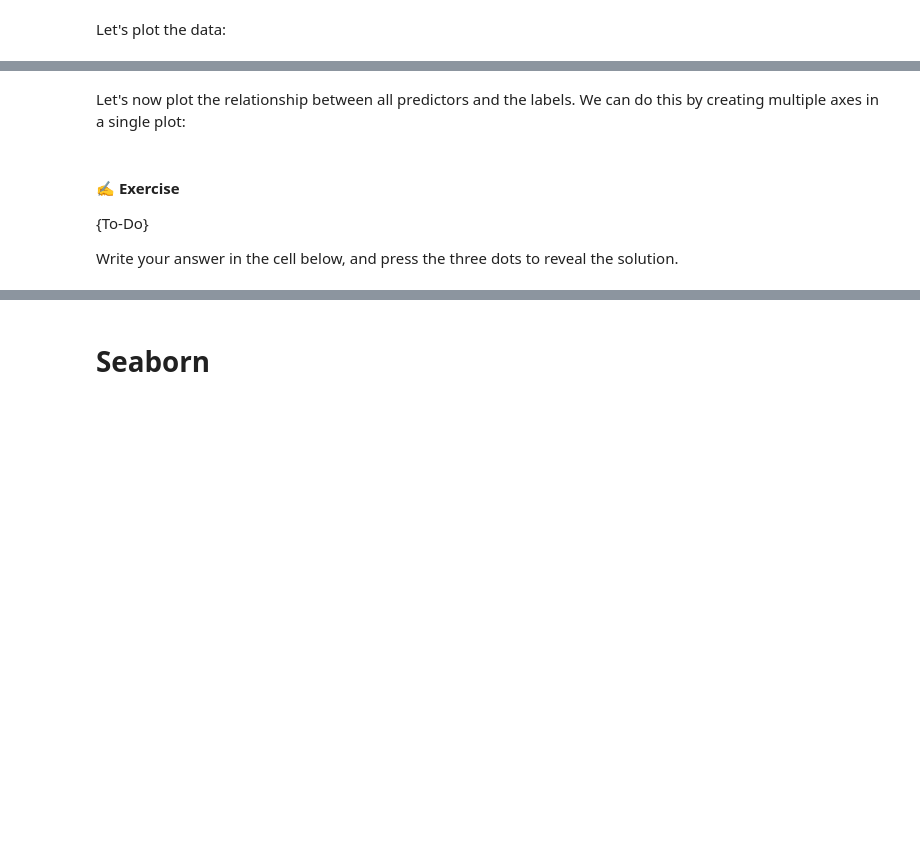
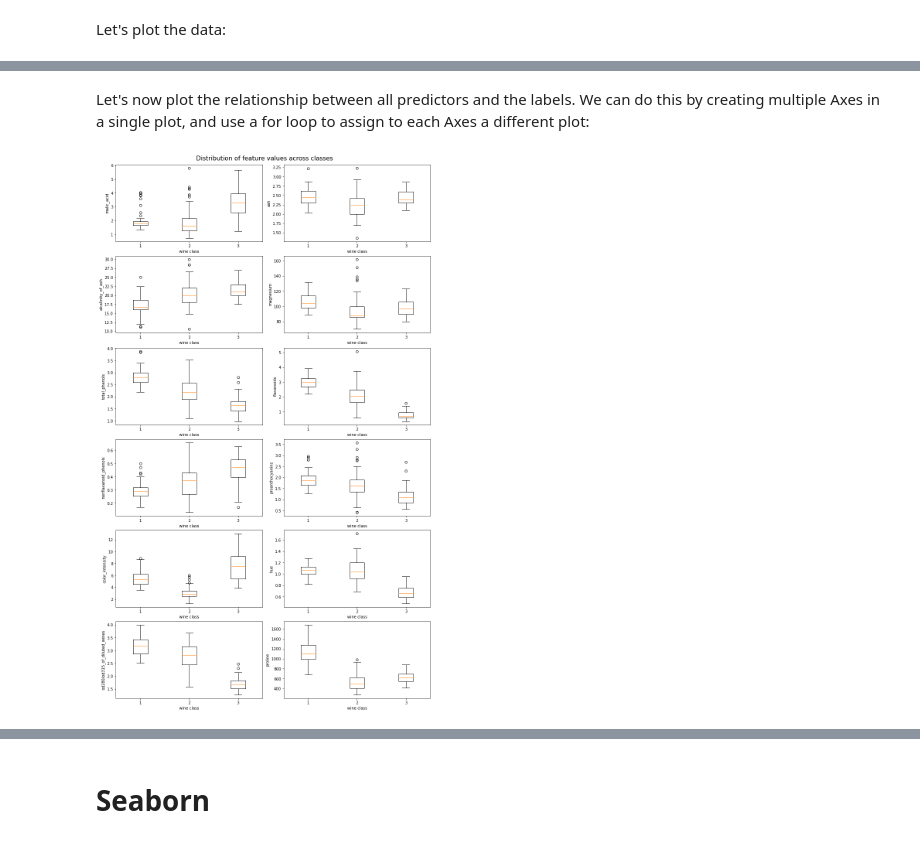
Before and after one commit to martinagvilas/ML-Vis-BrainHack-2021, a Jupyter notebook: notebooks/05-visualization.ipynb, the cells around one changed output, grey strips where cells are left out. Cells and saved outputs as stored; diff of their text form; code cells hidden in the pictures; blank space fills up the shorter version.

```diff
--- a/notebooks/05-visualization.ipynb
+++ b/notebooks/05-visualization.ipynb
@@ -147,22 +186,31 @@ plt.show()
 # %% [markdown]
-Let's now plot the relationship between all predictors and the labels. We can do this by creating multiple axes in a single plot:
+Let's now plot the relationship between all predictors and the labels. We can do this by creating multiple Axes in a single plot, and use a for loop to assign to each Axes a different plot:
 # %%
-# nrows = 5
-# ncols = 2
+# Create list of feature names
+feature_names = list(dataset.columns[1:-1].values)
 
-# fig, axes = plt.subplots(nrows, ncols, figsize=(12,20), constrained_layout=True)
-# fig.suptitle("Diabetes progression by feature", fontsize=16)
+# Define number of columns and rows
+nrows = int(len(feature_names)/2)
+ncols = 2
 
-# for idx, ax in enumerate(axes.flatten()):
-#     predictor = dataset['frame'].iloc[:, idx]
-#     ax.scatter(predictor, dataset['frame']['target'])
-#     ax.set_xlabel(f"{predictor.name}")
-#     ax.set_ylabel("diabetes progression")
+# Create figure
+fig, axes = plt.subplots(nrows, ncols, figsize=(12,20), constrained_layout=True)
+fig.suptitle("Distribution of feature values across classes", fontsize=16)
 
-# plt.show()
+for idx, ax in enumerate(axes.flatten()):
+
+    # Create list of feature values per class
+    feature_by_class = [
+        dataset.loc[dataset["target"]==c][feature_names[idx]].values for c in set(dataset["target"])
+    ]
+
+    # Create boxplot
+    ax.boxplot(feature_by_class)
+
+    # Set labels
+    ax.set_xlabel("wine class")
+    ax.set_ylabel(f"{feature_names[idx]}")
+
+plt.show()
+# %% [output]
+[figure, added]
-# %% [markdown]
-#### ✍️ Exercise
-
-{To-Do}
-
-Write your answer in the cell below, and press the three dots to reveal the solution.
```
Also changed, not shown: parts of 37 cells of this notebook, 2 other files.
